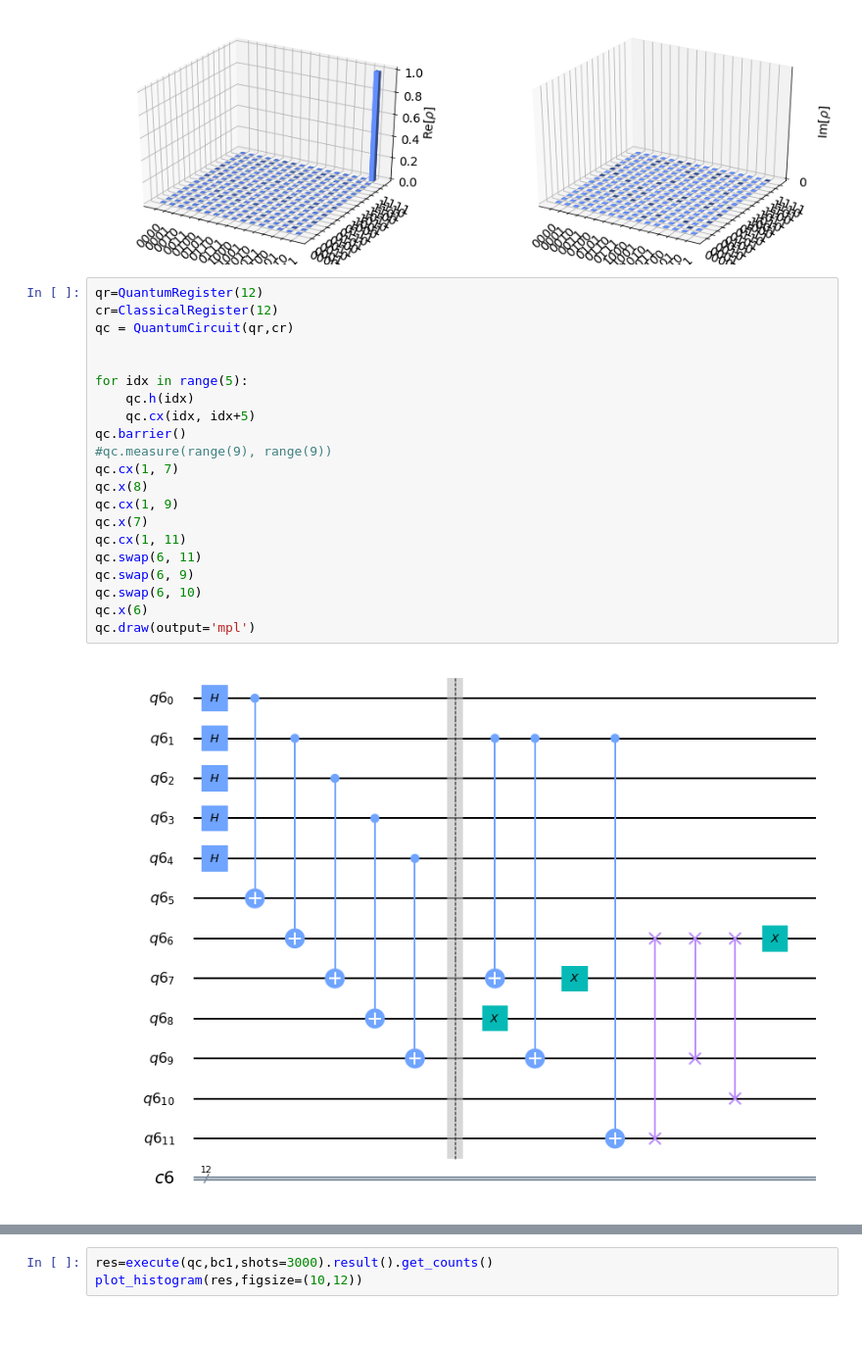
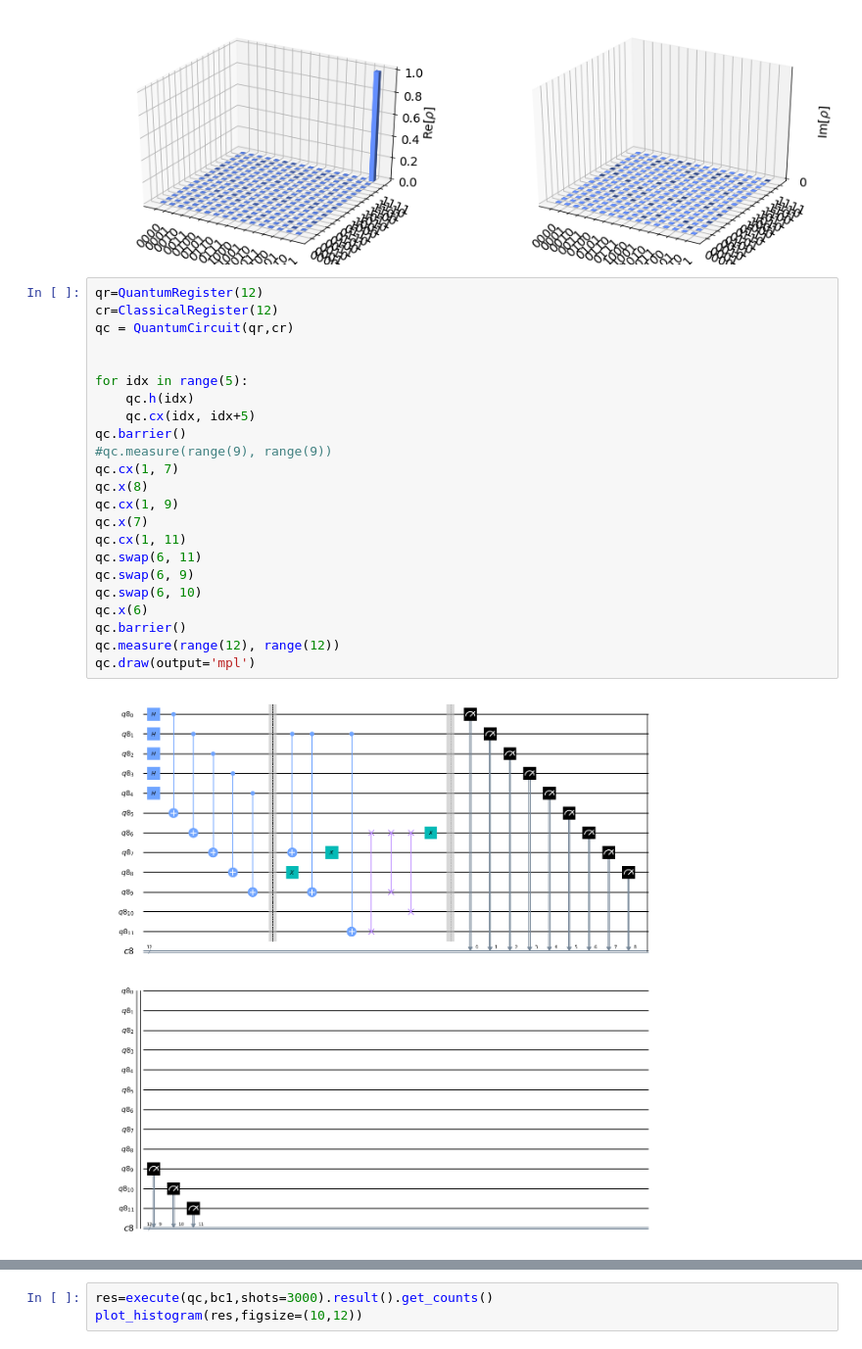
Before and after one commit to shashanka300/QC-practice, a Jupyter notebook: practice/gate observation.ipynb, the cells around one changed output, grey strips where cells are left out. Shown: that part at 98% size. Saved outputs shown, nothing was run; the diff lists cells and outputs as text.

```diff
--- a/practice/gate observation.ipynb
+++ b/practice/gate observation.ipynb
@@ -205,24 +205,26 @@ plot_state_city(job2) #output of individual states
 # %%
 qr=QuantumRegister(12)
 cr=ClassicalRegister(12)
 qc = QuantumCircuit(qr,cr)
 
 
 for idx in range(5):
     qc.h(idx)
     qc.cx(idx, idx+5)
 qc.barrier()
 #qc.measure(range(9), range(9))
 qc.cx(1, 7)
 qc.x(8)
 qc.cx(1, 9)
 qc.x(7)
 qc.cx(1, 11)
 qc.swap(6, 11)
 qc.swap(6, 9)
 qc.swap(6, 10)
 qc.x(6)
+qc.barrier()
+qc.measure(range(12), range(12))
 qc.draw(output='mpl')
 # %% [output]
-[figure, old version]
+[figure, new version]
 # %%
```
Also changed, not shown: parts of 2 cells of this notebook.
